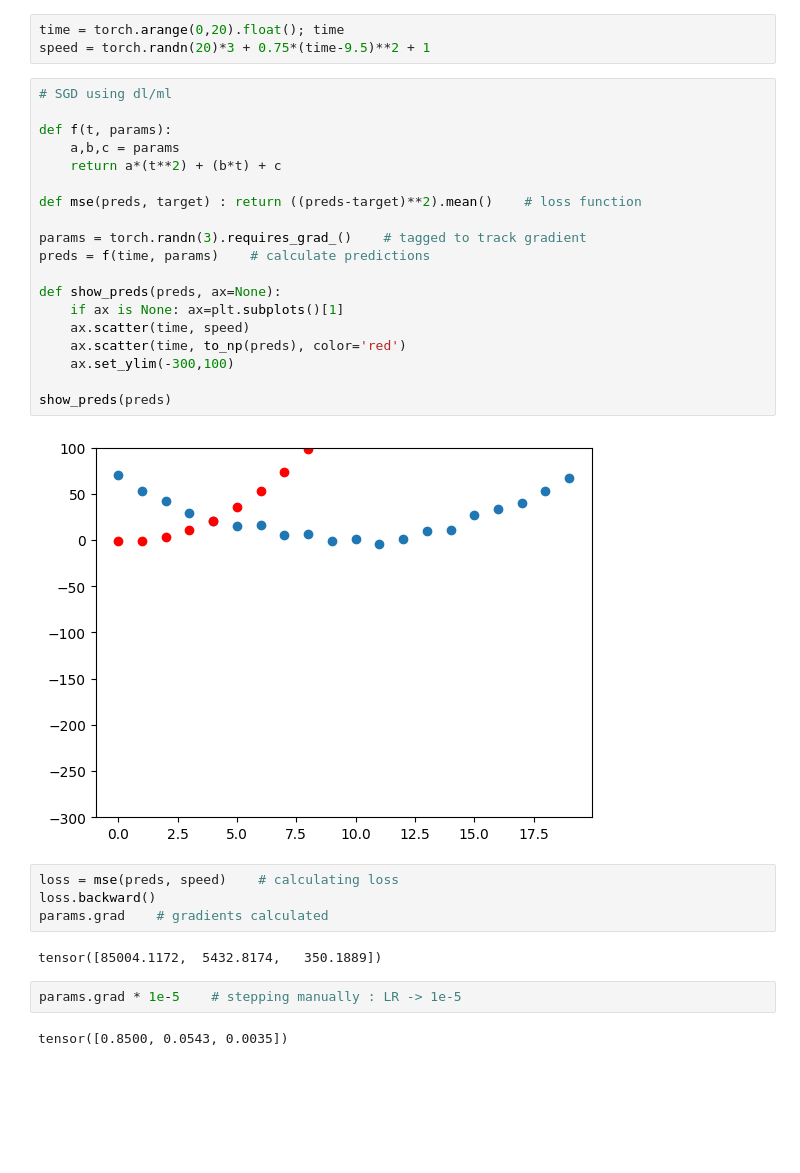
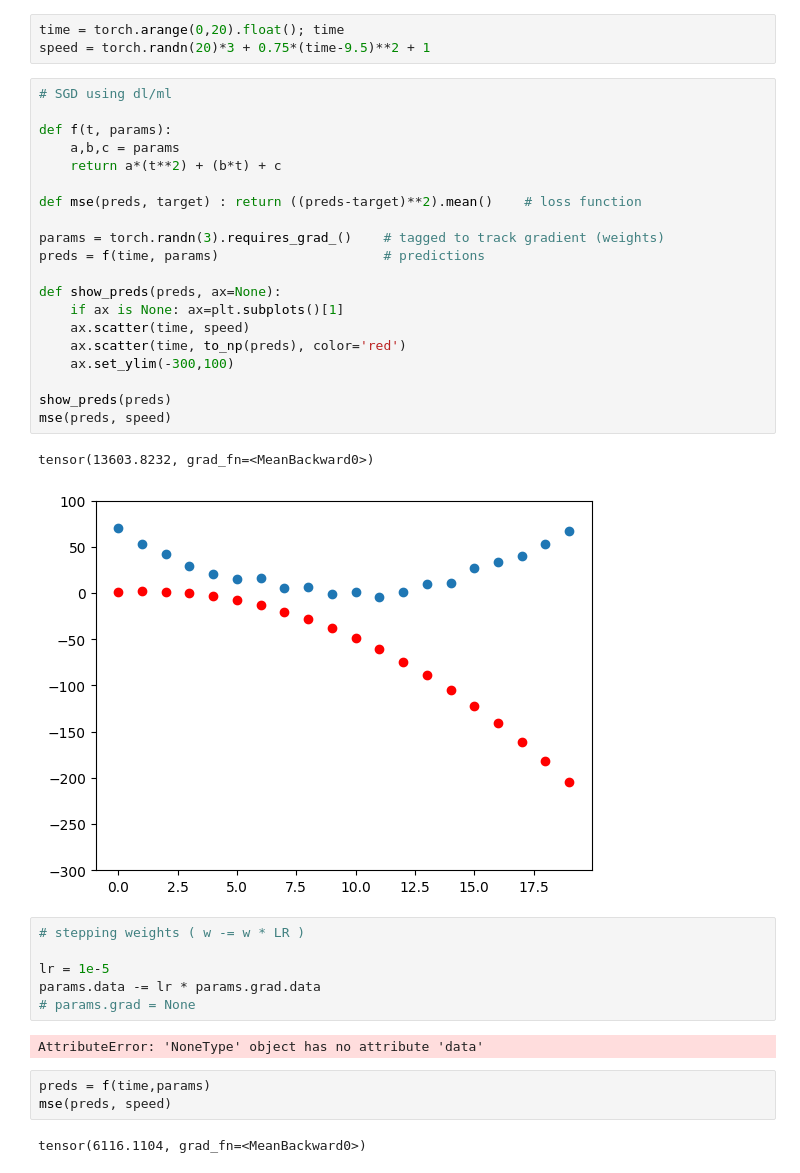
Before and after one commit to norman-glad/deep_l, a Jupyter notebook: mnist-3-7.ipynb, the cells around one changed output. Cells and saved outputs as stored; diff of their text form; blank space fills up the shorter version.

Commit message:
Kaggle Notebook | mnist_3-7 | stepping weights

```diff
--- a/mnist-3-7.ipynb
+++ b/mnist-3-7.ipynb
@@ -192,31 +192,36 @@ speed = torch.randn(20)*3 + 0.75*(time-9.5)**2 + 1
 # %%
 # SGD using dl/ml
 
 def f(t, params):
     a,b,c = params
     return a*(t**2) + (b*t) + c
 
 def mse(preds, target) : return ((preds-target)**2).mean()    # loss function
 
-params = torch.randn(3).requires_grad_()    # tagged to track gradient
-preds = f(time, params)    # calculate predictions
+params = torch.randn(3).requires_grad_()    # tagged to track gradient (weights)
+preds = f(time, params)                     # predictions
 
 def show_preds(preds, ax=None):
     if ax is None: ax=plt.subplots()[1]
     ax.scatter(time, speed)
     ax.scatter(time, to_np(preds), color='red')
     ax.set_ylim(-300,100)
 
 show_preds(preds)
+mse(preds, speed)
 # %% [output]
+tensor(13603.8232, grad_fn=<MeanBackward0>)
-[figure, old version]
+[figure, new version]
-# %%
-loss = mse(preds, speed)    # calculating loss
-loss.backward()
-params.grad    # gradients calculated
-# %% [output]
-tensor([85004.1172,  5432.8174,   350.1889])
-# %%
-params.grad * 1e-5    # stepping manually : LR -> 1e-5
-# %% [output]
-tensor([0.8500, 0.0543, 0.0035])
+# %%
+# stepping weights ( w -= w * LR )
+
+lr = 1e-5
+params.data -= lr * params.grad.data
+# params.grad = None
+# %% [output]
+AttributeError: 'NoneType' object has no attribute 'data'
+# %%
+preds = f(time,params)
+mse(preds, speed)
+# %% [output]
+tensor(6116.1104, grad_fn=<MeanBackward0>)
```
Also changed, not shown: parts of 1 cell of this notebook.
